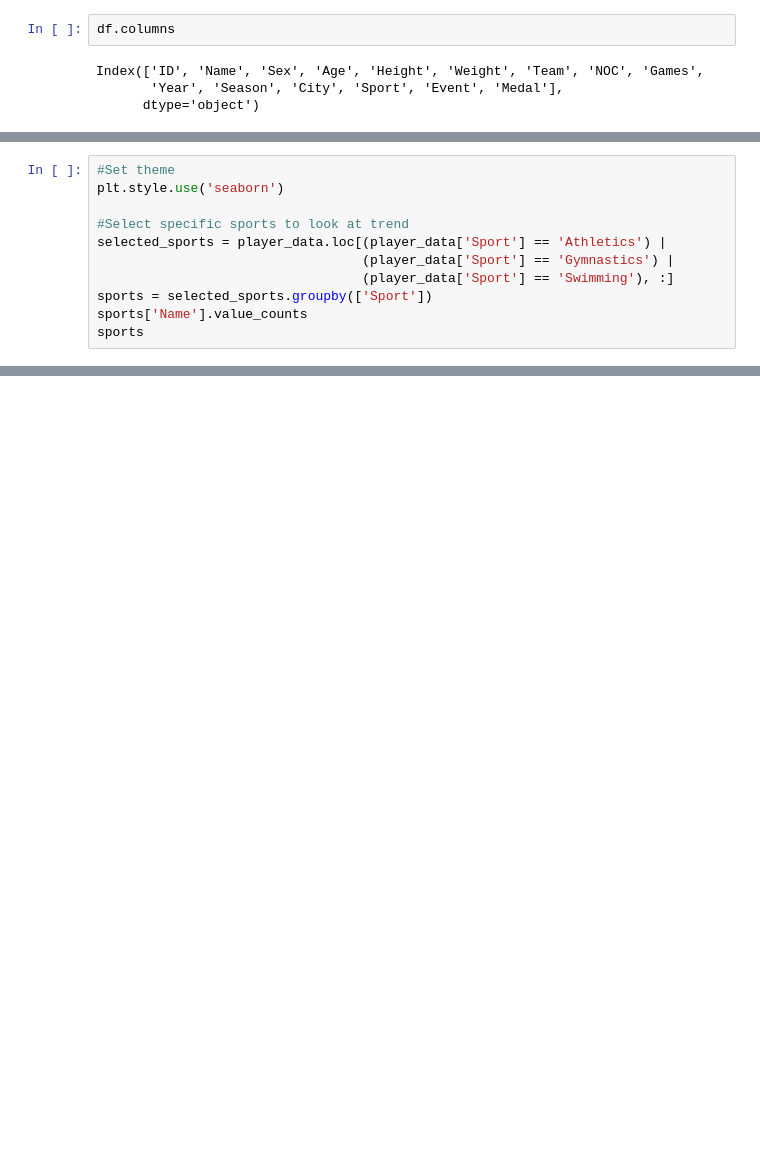
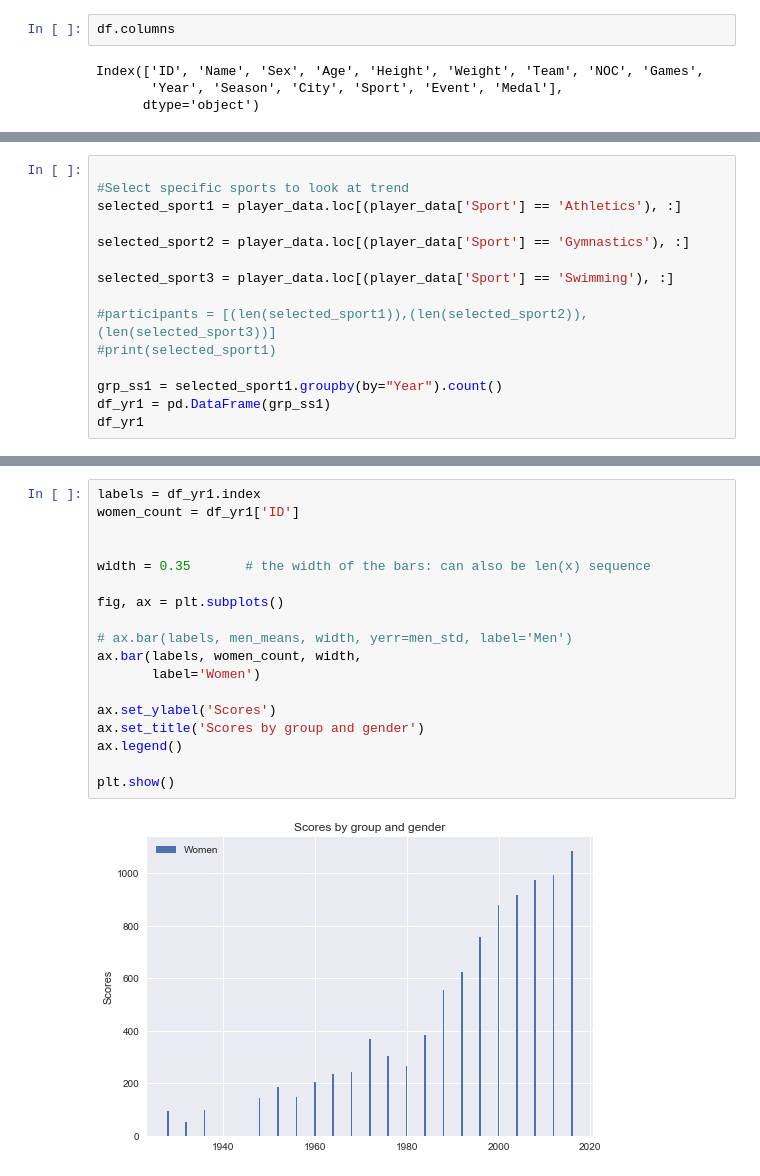
Before and after one commit to fhelms8/Git_Sum_Group_Prj, a Jupyter notebook: tester-women .ipynb, the cells around one changed output, grey strips where cells are left out. Saved outputs shown, nothing was run; the diff lists cells and outputs as text; blank space fills up the shorter version.

Commit message:
women update

```diff
--- a/tester-women .ipynb
+++ b/tester-women .ipynb
@@ -99,12 +104,16 @@ player_data
 # %%
-#Set theme
-plt.style.use('seaborn')
 
 #Select specific sports to look at trend
-selected_sports = player_data.loc[(player_data['Sport'] == 'Athletics') |
-                                  (player_data['Sport'] == 'Gymnastics') |
-                                  (player_data['Sport'] == 'Swimming'), :]
-sports = selected_sports.groupby(['Sport'])
-sports['Name'].value_counts
-sports
+selected_sport1 = player_data.loc[(player_data['Sport'] == 'Athletics'), :]
+
+selected_sport2 = player_data.loc[(player_data['Sport'] == 'Gymnastics'), :]
+
+selected_sport3 = player_data.loc[(player_data['Sport'] == 'Swimming'), :]
+
+#participants = [(len(selected_sport1)),(len(selected_sport2)),(len(selected_sport3))]
+#print(selected_sport1)
+
+grp_ss1 = selected_sport1.groupby(by="Year").count()
+df_yr1 = pd.DataFrame(grp_ss1)
+df_yr1
 # %% [output]
@@ -111,0 +138,20 @@ sports
+# %%
+labels = df_yr1.index
+women_count = df_yr1['ID']
+
+
+width = 0.35       # the width of the bars: can also be len(x) sequence
+
+fig, ax = plt.subplots()
+
+# ax.bar(labels, men_means, width, yerr=men_std, label='Men')
+ax.bar(labels, women_count, width,
+       label='Women')
+
+ax.set_ylabel('Scores')
+ax.set_title('Scores by group and gender')
+ax.legend()
+
+plt.show()
+# %% [output]
+[figure, added]
```
Also changed, not shown: parts of 5 cells of this notebook, 1 other file.
